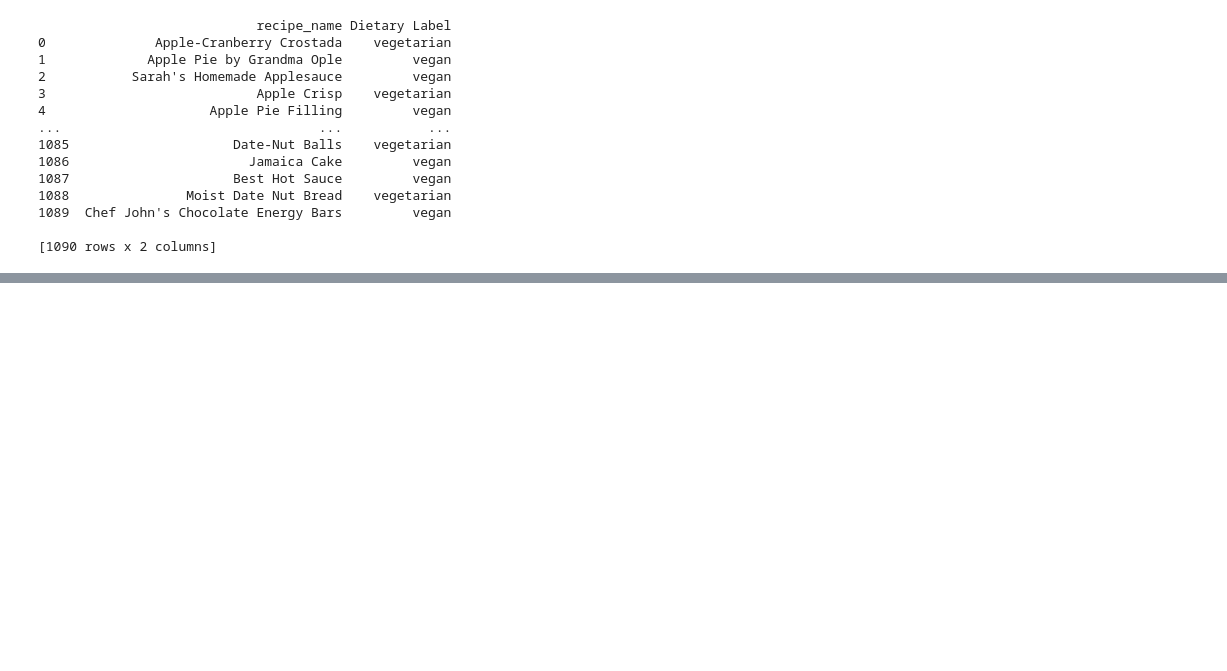
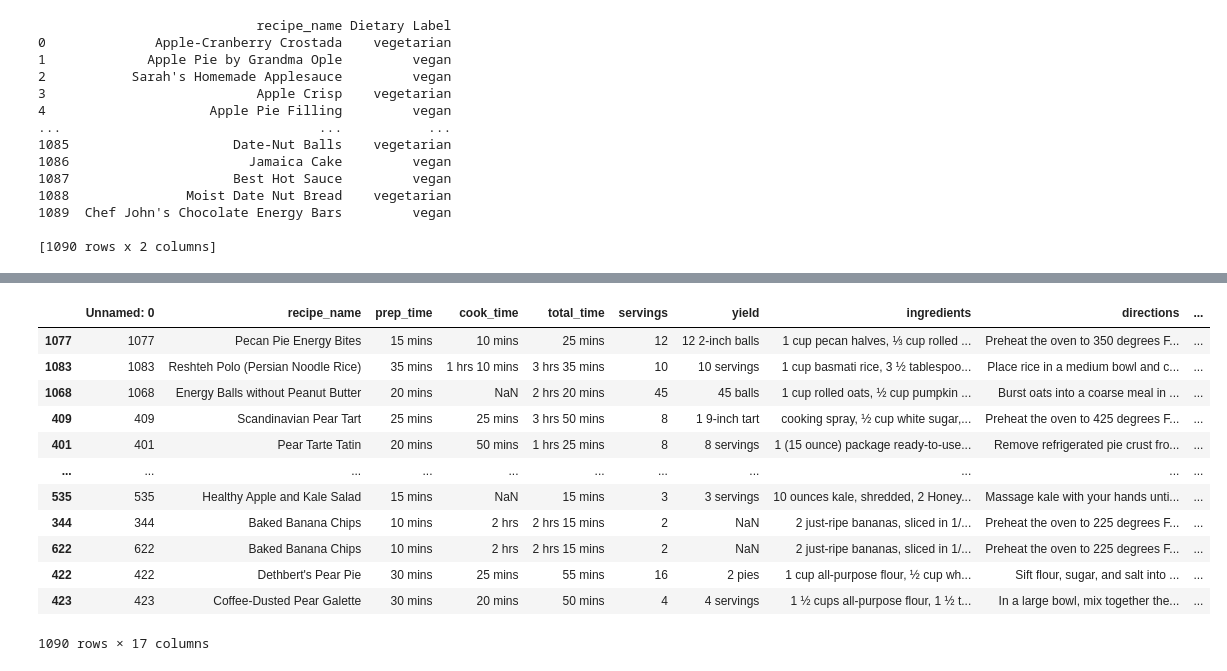
Before and after one commit to cinstar/cookingcompass, a Jupyter notebook: dietary_label.ipynb, the cells around one changed output, grey strips where cells are left out. Drawn from its saved outputs; the diff is of its cells as text; code cells hidden in the pictures; blank space fills up the shorter version.

```diff
--- a/dietary_label.ipynb
+++ b/dietary_label.ipynb
@@ -163,0 +238,18 @@ print(recipe_data[['recipe_name', 'Dietary Label']])
+# %%
+sorted_recipes = recipe_data.sort_values(by='rating', ascending = False)
+
+sorted_recipes
+# %% [output]
+|  | Unnamed: 0 | recipe_name | prep_time | cook_time | total_time | servings | yield | ingredients | directions | ... |
+| 1077 | 1077 | Pecan Pie Energy Bites | 15 mins | 10 mins | 25 mins | 12 | 12 2-inch balls | 1 cup pecan halves, ⅓ cup rolled ... | Preheat the oven to 350 degrees F... | ... |
+| 1083 | 1083 | Reshteh Polo (Persian Noodle Rice) | 35 mins | 1 hrs 10 mins | 3 hrs 35 mins | 10 | 10 servings | 1 cup basmati rice, 3 ½ tablespoo... | Place rice in a medium bowl and c... | ... |
+| 1068 | 1068 | Energy Balls without Peanut Butter | 20 mins | NaN | 2 hrs 20 mins | 45 | 45 balls | 1 cup rolled oats, ½ cup pumpkin ... | Burst oats into a coarse meal in ... | ... |
+| 409 | 409 | Scandinavian Pear Tart | 25 mins | 25 mins | 3 hrs 50 mins | 8 | 1 9-inch tart | cooking spray, ½ cup white sugar,... | Preheat the oven to 425 degrees F... | ... |
+| 401 | 401 | Pear Tarte Tatin | 20 mins | 50 mins | 1 hrs 25 mins | 8 | 8 servings | 1 (15 ounce) package ready-to-use... | Remove refrigerated pie crust fro... | ... |
+| ... | ... | ... | ... | ... | ... | ... | ... | ... | ... | ... |
+| 535 | 535 | Healthy Apple and Kale Salad | 15 mins | NaN | 15 mins | 3 | 3 servings | 10 ounces kale, shredded, 2 Honey... | Massage kale with your hands unti... | ... |
+| 344 | 344 | Baked Banana Chips | 10 mins | 2 hrs | 2 hrs 15 mins | 2 | NaN | 2 just-ripe bananas, sliced in 1/... | Preheat the oven to 225 degrees F... | ... |
+| 622 | 622 | Baked Banana Chips | 10 mins | 2 hrs | 2 hrs 15 mins | 2 | NaN | 2 just-ripe bananas, sliced in 1/... | Preheat the oven to 225 degrees F... | ... |
+| 422 | 422 | Dethbert's Pear Pie | 30 mins | 25 mins | 55 mins | 16 | 2 pies | 1 cup all-purpose flour, ½ cup wh... | Sift flour, sugar, and salt into ... | ... |
+| 423 | 423 | Coffee-Dusted Pear Galette | 30 mins | 20 mins | 50 mins | 4 | 4 servings | 1 ½ cups all-purpose flour, 1 ½ t... | In a large bowl, mix together the... | ... |
+1090 rows × 17 columns
```
Also changed, not shown: parts of 3 cells of this notebook.
